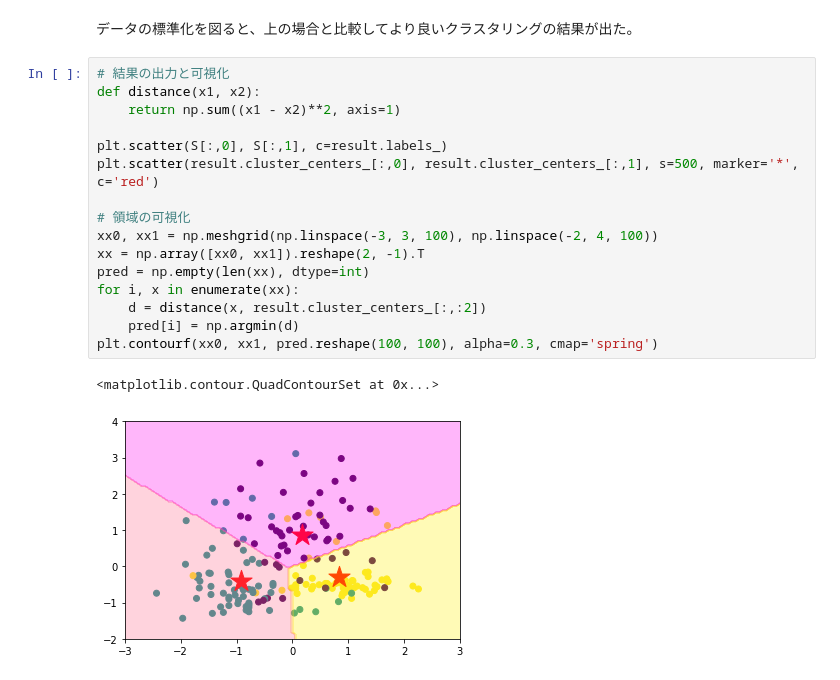
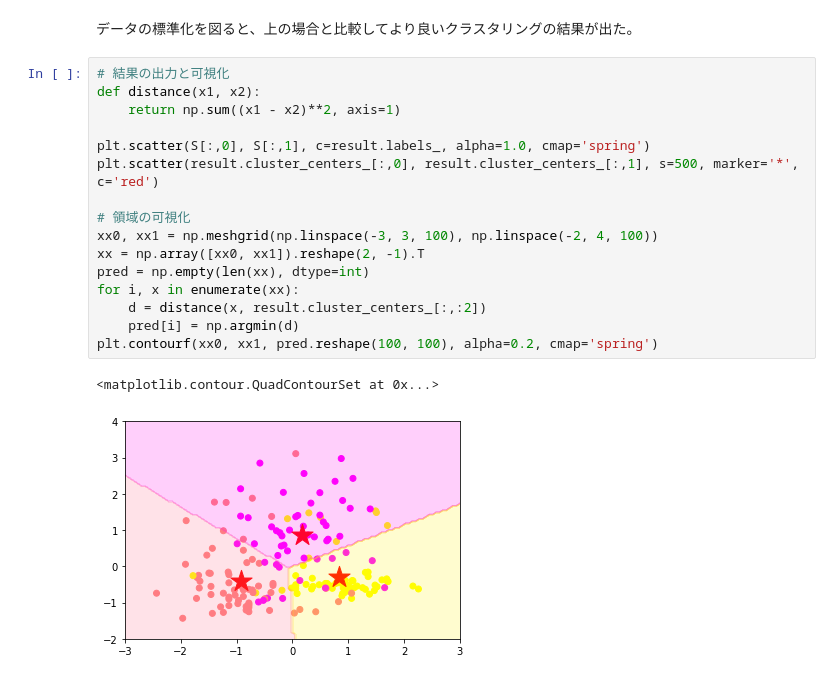
Before and after one commit to ontheroad2021/RabbitChallenge, a Jupyter notebook: 2_1_5_2_skl_kmeans.ipynb, the cells around one changed output. Saved outputs shown, nothing was run; the diff lists cells and outputs as text.

```diff
--- a/2_1_5_2_skl_kmeans.ipynb
+++ b/2_1_5_2_skl_kmeans.ipynb
@@ -121,19 +121,19 @@ pd.crosstab(df['labels'], df['species'])
 # %%
 # 結果の出力と可視化
 def distance(x1, x2):
     return np.sum((x1 - x2)**2, axis=1)
 
-plt.scatter(S[:,0], S[:,1], c=result.labels_)
+plt.scatter(S[:,0], S[:,1], c=result.labels_, alpha=1.0, cmap='spring')
 plt.scatter(result.cluster_centers_[:,0], result.cluster_centers_[:,1], s=500, marker='*', c='red')
 
 # 領域の可視化
 xx0, xx1 = np.meshgrid(np.linspace(-3, 3, 100), np.linspace(-2, 4, 100))
 xx = np.array([xx0, xx1]).reshape(2, -1).T
 pred = np.empty(len(xx), dtype=int)
 for i, x in enumerate(xx):
     d = distance(x, result.cluster_centers_[:,:2])
     pred[i] = np.argmin(d)
-plt.contourf(xx0, xx1, pred.reshape(100, 100), alpha=0.3, cmap='spring')
+plt.contourf(xx0, xx1, pred.reshape(100, 100), alpha=0.2, cmap='spring')
 # %% [output]
 <matplotlib.contour.QuadContourSet at 0x...>
-[figure, old version]
+[figure, new version]
```
Also changed, not shown: parts of 1 cell of this notebook, 1 other file.
